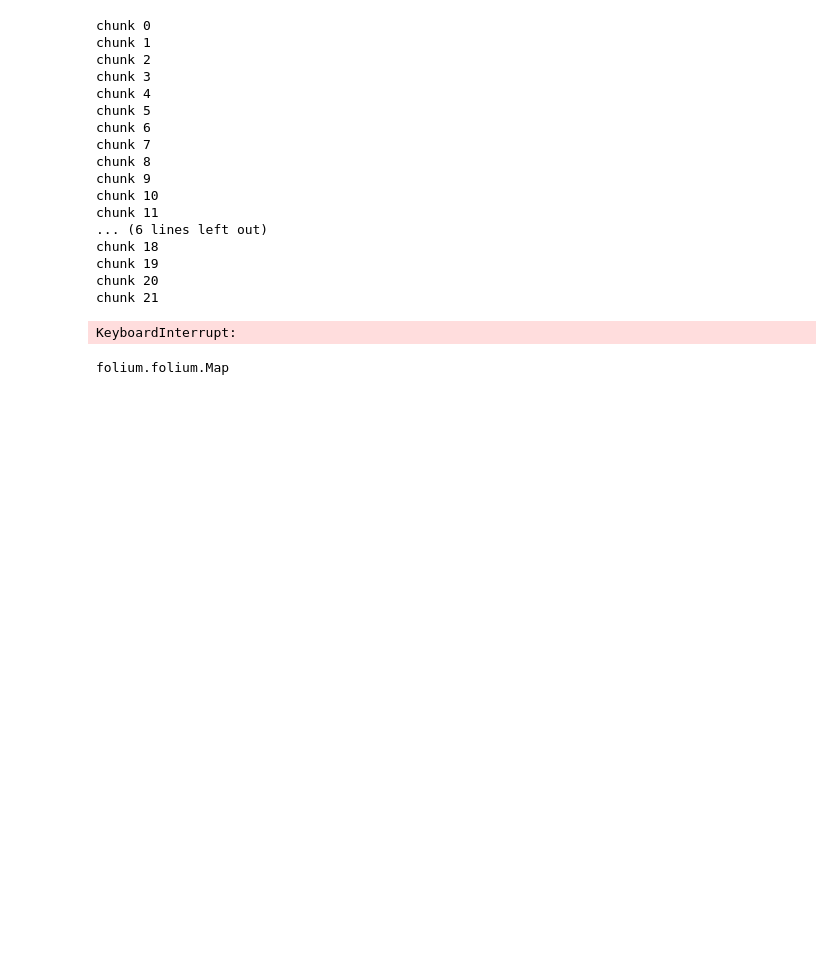
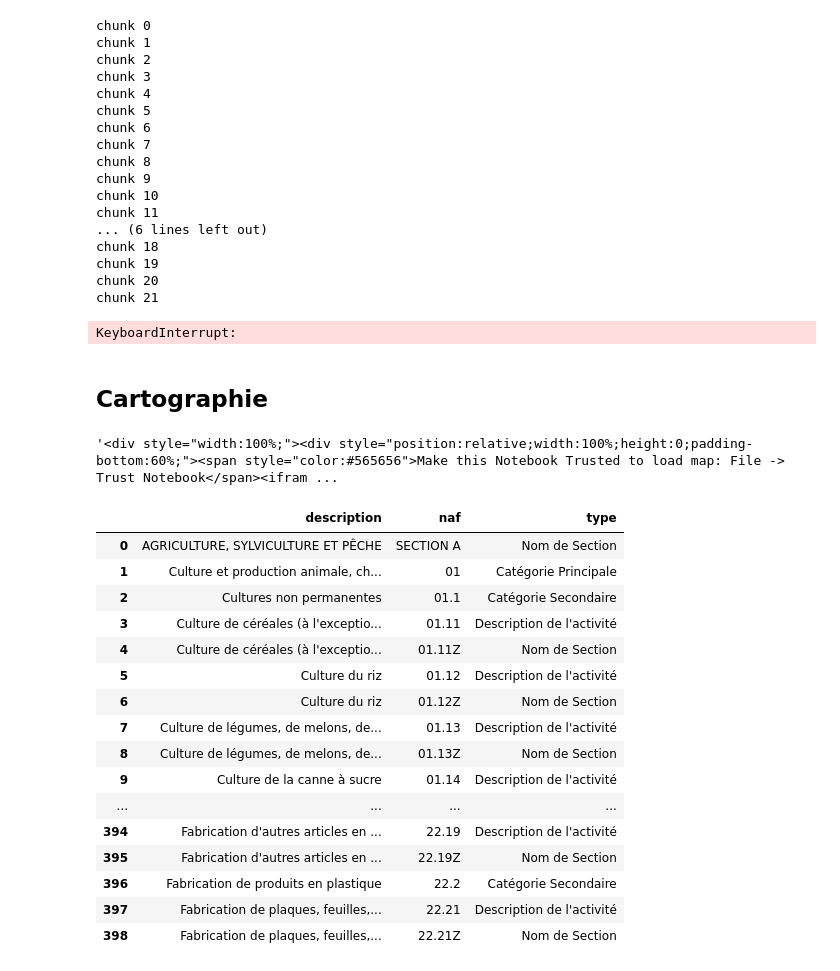
Before and after one commit to dataIA-2021/SIRENEG8, a Jupyter notebook: Sirene.ipynb, the cells around one changed output. Saved outputs shown, nothing was run; the diff lists cells and outputs as text; code cells hidden in the pictures; blank space fills up the shorter version.

```diff
--- a/Sirene.ipynb
+++ b/Sirene.ipynb
@@ -100,6 +82,8 @@ chunk 19
 chunk 20
 chunk 21
 KeyboardInterrupt:
+# %% [markdown]
+## Cartographie
 # %%
 #Creation d'une fonction renvoyant une carte avec un marqueur par entreprise française pour une catégorie donnée
 import folium
@@ -133,6 +162,48 @@ def Category_Mapping(cat):
 # %%
+from flask import Flask
 Rizi = Category_Mapping(cat = 'Culture du riz')
+
+Rizi._repr_html_()
+# %% [output]
+'<div style="width:100%;"><div style="position:relative;width:100%;height:0;padding-bottom:60%;"><span style="color:#565656">Make this Notebook Trusted to load map: File -> Trust Notebook</span><ifram ...
-# %%
-type(Rizi)
-# %% [output]
-folium.folium.Map
+# %%
+engine = connexion_mysql()
+
+df_naf = pd.read_sql_query(('''SELECT  distinct(NAF.description), NAF.naf
+                            FROM bdd_menou.NAF'''), engine)
+
+
+df_naf['type'] = 0
+df_naf
+
+for k in df_naf.index:
+    l = len(df_naf.loc[k, 'naf'])
+    if l == 2:
+        df_naf.loc[k, 'type'] = 'Catégorie Principale'
+    elif l == 4:
+        df_naf.loc[k, 'type'] = 'Catégorie Secondaire'
+    elif 4 < l < 6:
+        df_naf.loc[k, 'type'] = "Description de l'activité"
+    elif l >= 6:
+        df_naf.loc[k, 'type'] = "Nom de Section"
+    else :
+        df_naf.loc[k, 'type'] = "Autre"
+df_naf
+# %% [output]
+|  | description | naf | type |
+| 0 | AGRICULTURE, SYLVICULTURE ET PÊCHE | SECTION A | Nom de Section |
+| 1 | Culture et production animale, ch... | 01 | Catégorie Principale |
+| 2 | Cultures non permanentes | 01.1 | Catégorie Secondaire |
+| 3 | Culture de céréales (à l'exceptio... | 01.11 | Description de l'activité |
+| 4 | Culture de céréales (à l'exceptio... | 01.11Z | Nom de Section |
+| 5 | Culture du riz | 01.12 | Description de l'activité |
+| 6 | Culture du riz | 01.12Z | Nom de Section |
+| 7 | Culture de légumes, de melons, de... | 01.13 | Description de l'activité |
+| 8 | Culture de légumes, de melons, de... | 01.13Z | Nom de Section |
+| 9 | Culture de la canne à sucre | 01.14 | Description de l'activité |
+| ... | ... | ... | ... |
+| 394 | Fabrication d'autres articles en ... | 22.19 | Description de l'activité |
+| 395 | Fabrication d'autres articles en ... | 22.19Z | Nom de Section |
+| 396 | Fabrication de produits en plastique | 22.2 | Catégorie Secondaire |
+| 397 | Fabrication de plaques, feuilles,... | 22.21 | Description de l'activité |
+| 398 | Fabrication de plaques, feuilles,... | 22.21Z | Nom de Section |
```
Also changed, not shown: parts of 3 cells of this notebook.
